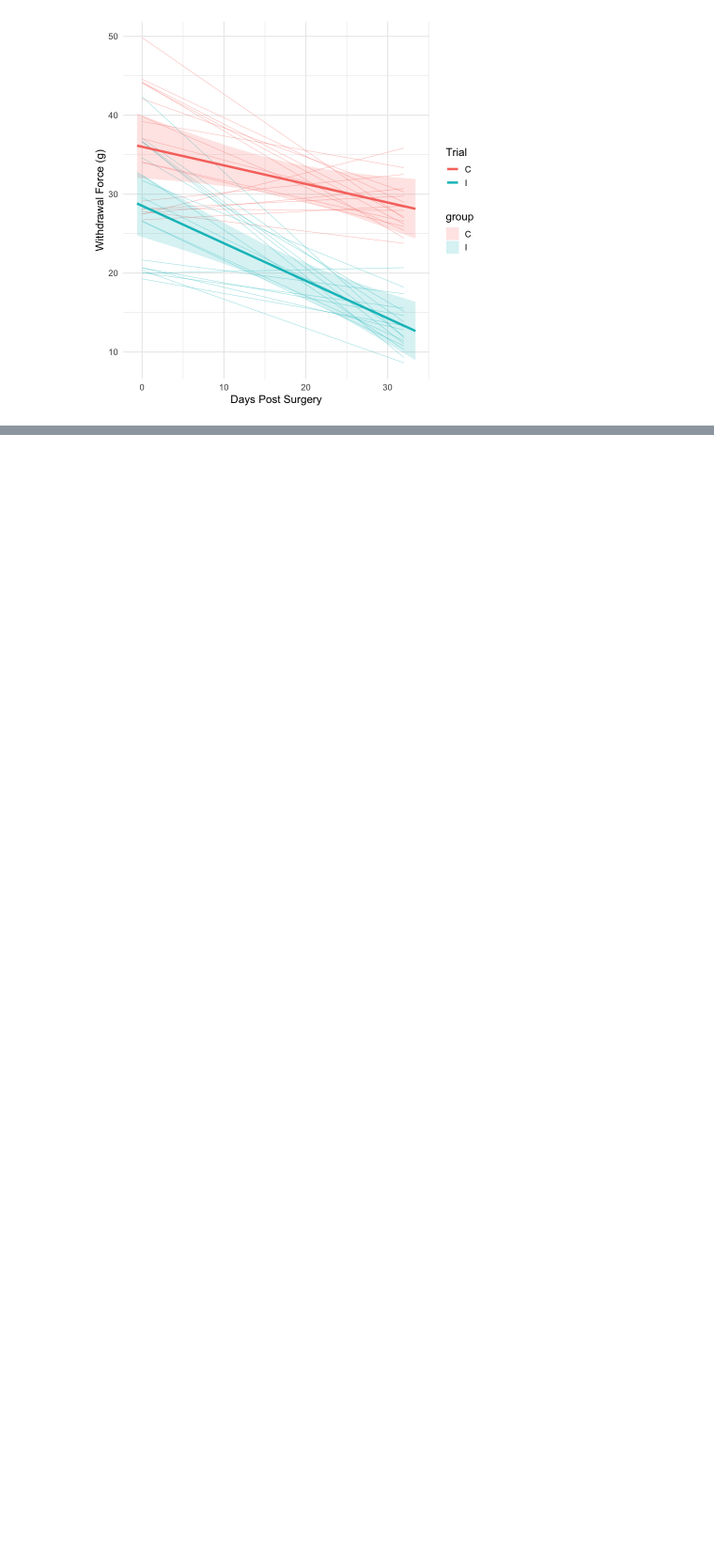
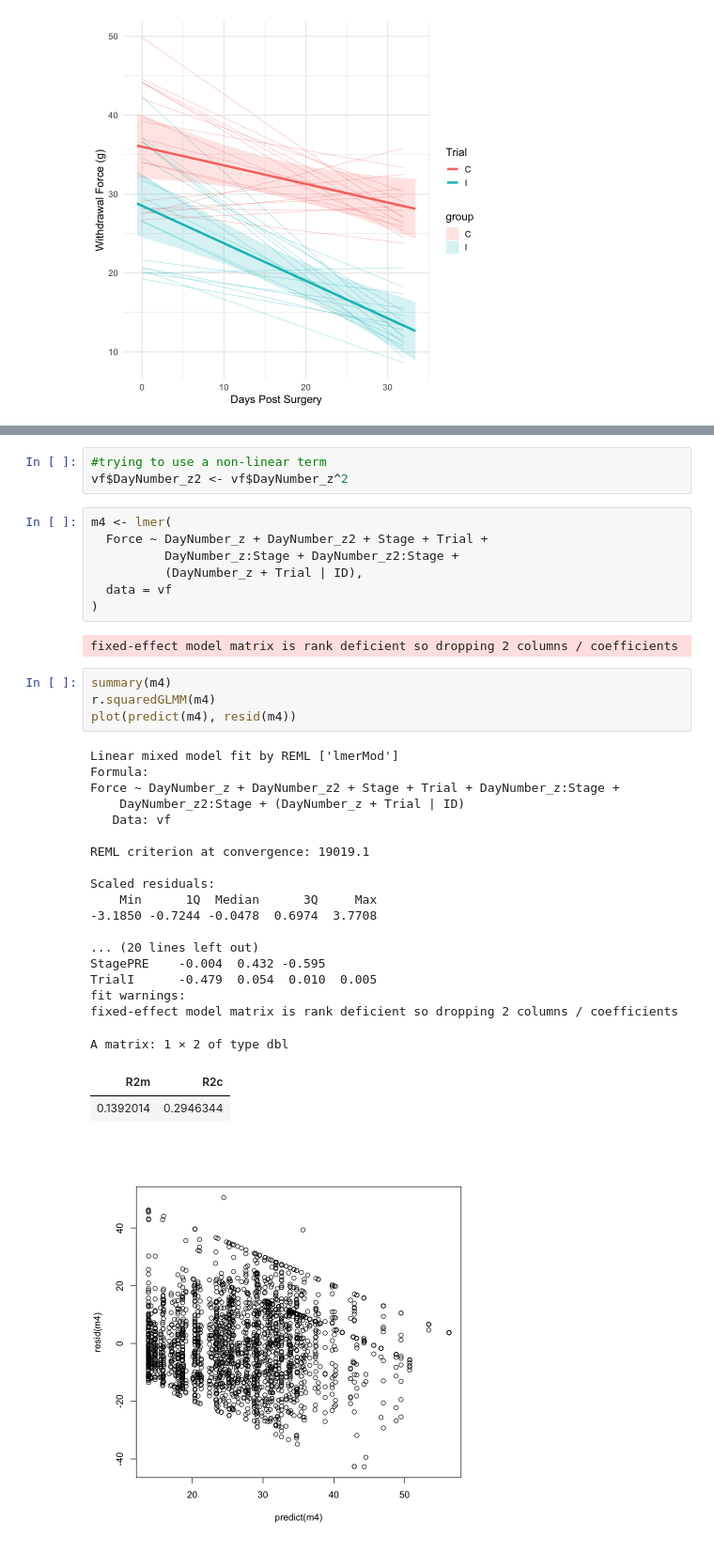
Before and after one commit to Annabeth2505/von_frey_eda, a Jupyter notebook: plots/EDA.ipynb, the cells around one changed output, grey strips where cells are left out. Shown at 94% size. Saved outputs shown, nothing was run; the diff lists cells and outputs as text; blank space fills up the shorter version.

```diff
--- a/plots/EDA.ipynb
+++ b/plots/EDA.ipynb
@@ -345,0 +464,38 @@ ggplot() +
+# %%
+#trying to use a non-linear term
+vf$DayNumber_z2 <- vf$DayNumber_z^2
+# %%
+m4 <- lmer(
+  Force ~ DayNumber_z + DayNumber_z2 + Stage + Trial +
+          DayNumber_z:Stage + DayNumber_z2:Stage +
+          (DayNumber_z + Trial | ID),
+  data = vf
+)
+# %% [output]
+fixed-effect model matrix is rank deficient so dropping 2 columns / coefficients
+# %%
+summary(m4)
+r.squaredGLMM(m4)
+plot(predict(m4), resid(m4))
+# %% [output]
+Linear mixed model fit by REML ['lmerMod']
+Formula:
+Force ~ DayNumber_z + DayNumber_z2 + Stage + Trial + DayNumber_z:Stage +
+    DayNumber_z2:Stage + (DayNumber_z + Trial | ID)
+   Data: vf
+
+REML criterion at convergence: 19019.1
+
+Scaled residuals:
+    Min      1Q  Median      3Q     Max
+-3.1850 -0.7244 -0.0478  0.6974  3.7708
+
+... (20 lines left out)
+StagePRE    -0.004  0.432 -0.595
+TrialI      -0.479  0.054  0.010  0.005
+fit warnings:
+fixed-effect model matrix is rank deficient so dropping 2 columns / coefficients
+A matrix: 1 × 2 of type dbl
+| R2m | R2c |
+| 0.1392014 | 0.2946344 |
+[figure, added]
```
Also changed, not shown: parts of 34 cells of this notebook, 11 other files.
